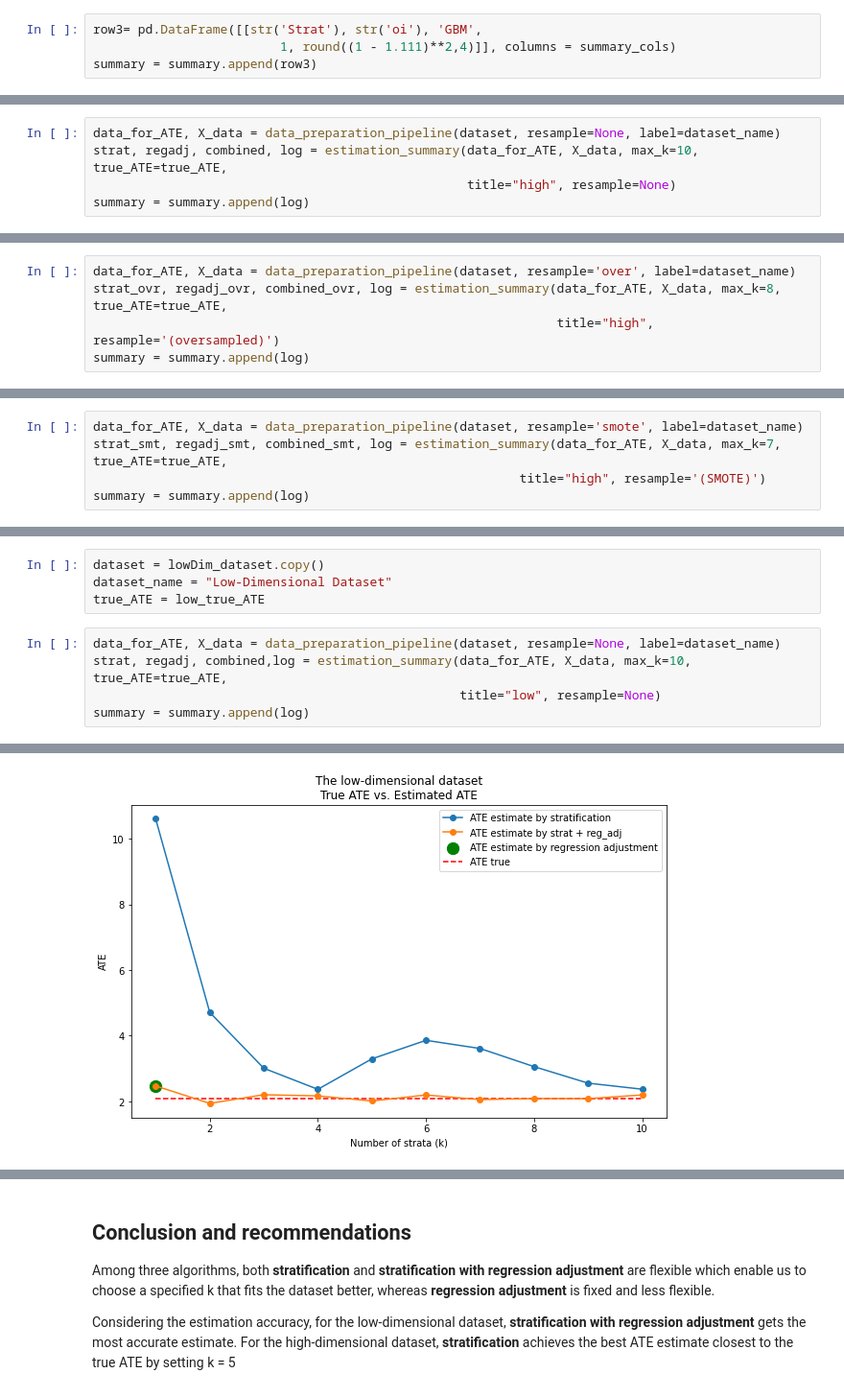
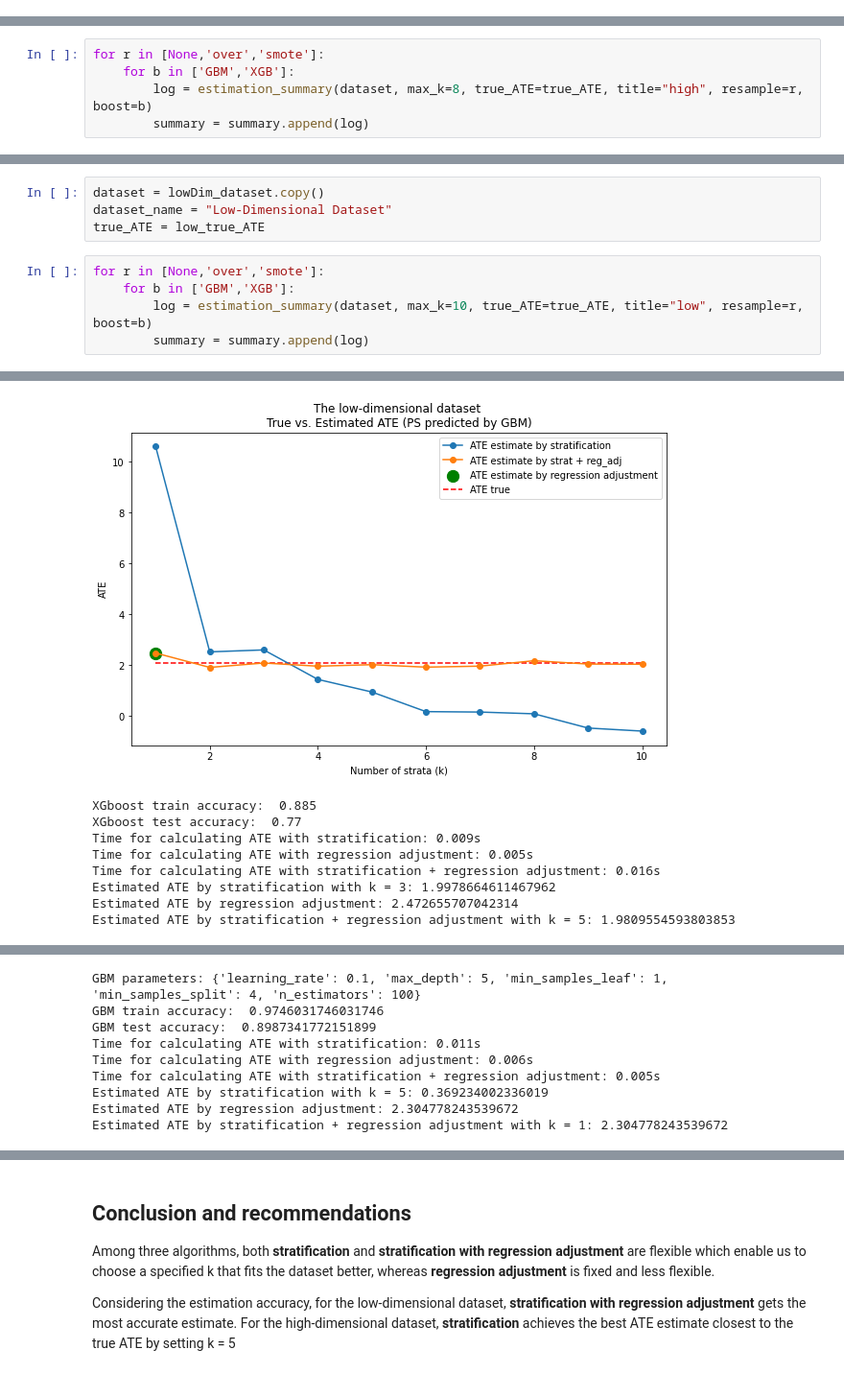
Before and after one commit to TZstatsADS/Spring2021-Project4-group2, a Jupyter notebook: doc/summary3.ipynb, the cells around one changed output, grey strips where cells are left out. Shown at 96% size. Saved outputs shown, nothing was run; the diff lists cells and outputs as text.

```diff
--- a/doc/summary3.ipynb
+++ b/doc/summary3.ipynb
@@ -545,8 +546,4 @@ def Calculate_ATE_StratRegrAdjusted_with_X(data:pd.DataFrame, X_data, k:int):
 # %%
 summary_cols=["Model", "Data", "PS model", "Estimation time(s)","Squared error"]
 summary = pd.DataFrame(columns=summary_cols)
-# %%
-row3= pd.DataFrame([[str('Strat'), str('oi'), 'GBM',
-                         1, round((1 - 1.111)**2,4)]], columns = summary_cols)
-summary = summary.append(row3)
 # %%
@@ -639,8 +646,8 @@ dataset = highDim_dataset.copy()
 dataset_name = "High-Dimensional Dataset"
 true_ATE = high_true_ATE
 # %%
-data_for_ATE, X_data = data_preparation_pipeline(dataset, resample=None, label=dataset_name)
-strat, regadj, combined, log = estimation_summary(data_for_ATE, X_data, max_k=10, true_ATE=true_ATE,
-                                                  title="high", resample=None)
-summary = summary.append(log)
+for r in [None,'over','smote']:
+    for b in ['GBM','XGB']:
+        log = estimation_summary(dataset, max_k=8, true_ATE=true_ATE, title="high", resample=r, boost=b)
+        summary = summary.append(log)
 # %% [output]
@@ -656,5 +710,0 @@ Estimated ATE by stratification + regression adjustment with k = 3: -55.67140042
-# %%
-data_for_ATE, X_data = data_preparation_pipeline(dataset, resample='over', label=dataset_name)
-strat_ovr, regadj_ovr, combined_ovr, log = estimation_summary(data_for_ATE, X_data, max_k=8, true_ATE=true_ATE,
-                                                              title="high", resample='(oversampled)')
-summary = summary.append(log)
@@ -671,5 +710,0 @@ Estimated ATE by stratification + regression adjustment with k = 3: -53.38779108
-# %%
-data_for_ATE, X_data = data_preparation_pipeline(dataset, resample='smote', label=dataset_name)
-strat_smt, regadj_smt, combined_smt, log = estimation_summary(data_for_ATE, X_data, max_k=7, true_ATE=true_ATE,
-                                                         title="high", resample='(SMOTE)')
-summary = summary.append(log)
@@ -692,8 +717,8 @@ dataset = lowDim_dataset.copy()
 dataset_name = "Low-Dimensional Dataset"
 true_ATE = low_true_ATE
 # %%
-data_for_ATE, X_data = data_preparation_pipeline(dataset, resample=None, label=dataset_name)
-strat, regadj, combined,log = estimation_summary(data_for_ATE, X_data, max_k=10, true_ATE=true_ATE,
-                                                 title="low", resample=None)
-summary = summary.append(log)
+for r in [None,'over','smote']:
+    for b in ['GBM','XGB']:
+        log = estimation_summary(dataset, max_k=10, true_ATE=true_ATE, title="low", resample=r, boost=b)
+        summary = summary.append(log)
 # %% [output]
@@ -708 +734,9 @@ Estimated ATE by stratification + regression adjustment with k = 8: 2.0563489294
-[figure, old version]
+[figure, new version]
+XGboost train accuracy:  0.885
+XGboost test accuracy:  0.77
+Time for calculating ATE with stratification: 0.009s
+Time for calculating ATE with regression adjustment: 0.005s
+Time for calculating ATE with stratification + regression adjustment: 0.016s
+Estimated ATE by stratification with k = 3: 1.9978664611467962
+Estimated ATE by regression adjustment: 2.472655707042314
+Estimated ATE by stratification + regression adjustment with k = 5: 1.9809554593803853
@@ -708,0 +744,9 @@ Estimated ATE by stratification + regression adjustment with k = 8: 2.0563489294
+GBM parameters: {'learning_rate': 0.1, 'max_depth': 5, 'min_samples_leaf': 1, 'min_samples_split': 4, 'n_estimators': 100}
+GBM train accuracy:  0.9746031746031746
+GBM test accuracy:  0.8987341772151899
+Time for calculating ATE with stratification: 0.011s
+Time for calculating ATE with regression adjustment: 0.006s
+Time for calculating ATE with stratification + regression adjustment: 0.005s
+Estimated ATE by stratification with k = 5: 0.369234002336019
+Estimated ATE by regression adjustment: 2.304778243539672
+Estimated ATE by stratification + regression adjustment with k = 1: 2.304778243539672
```
Also changed, not shown: parts of 13 cells of this notebook, 1 other file.
